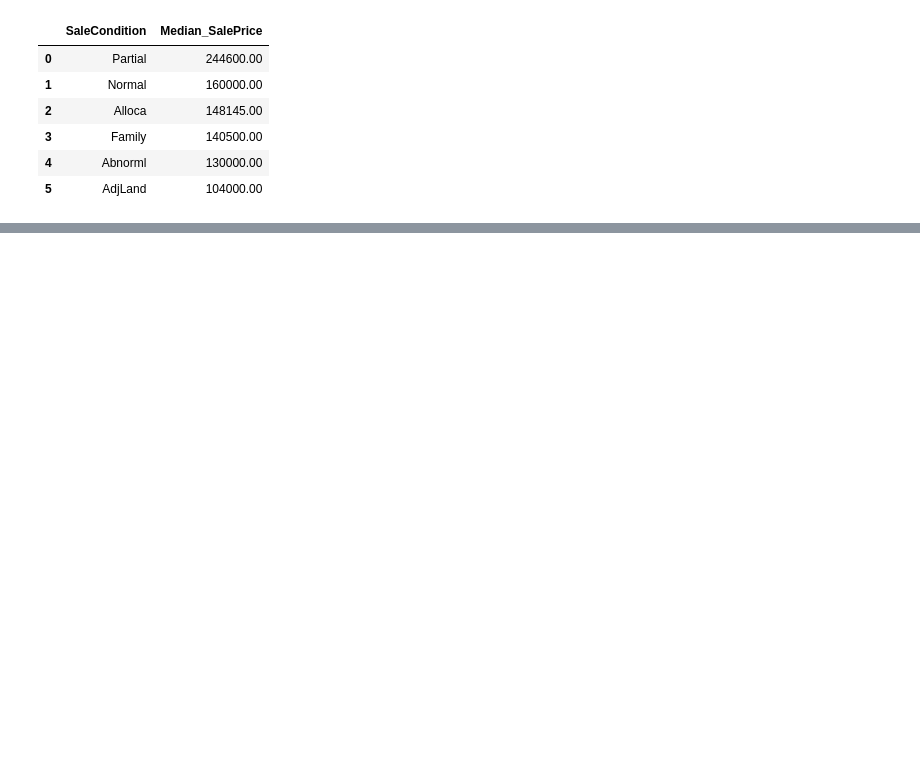
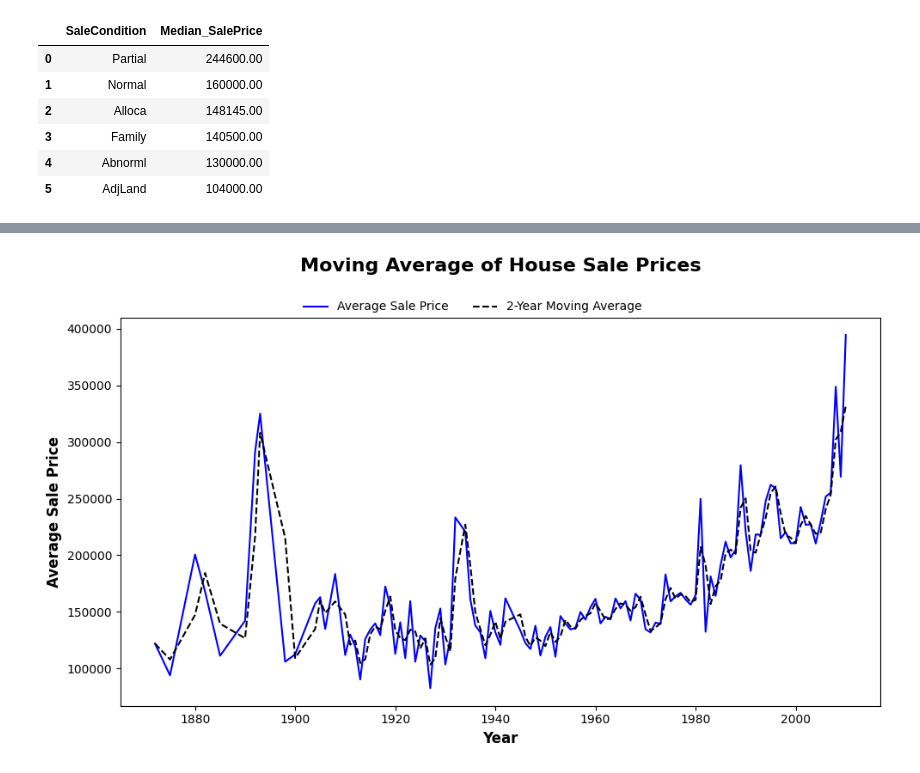
Before and after one commit to annugit1655/Real-Estate-Price-Prediction, a Jupyter notebook: Real-Estate-Price-Prediction/notebooks/EDA-house-part-1.ipynb, the cells around one changed output, grey strips where cells are left out. Drawn from its saved outputs; the diff is of its cells as text; code cells hidden in the pictures; blank space fills up the shorter version.

Commit message:
'moving_avg'

```diff
--- a/Real-Estate-Price-Prediction/notebooks/EDA-house-part-1.ipynb
+++ b/Real-Estate-Price-Prediction/notebooks/EDA-house-part-1.ipynb
@@ -610,0 +705,31 @@ median_saleprice
+# %%
+# Calculate average sale price per year
+average_sale_price = (
+    new_df
+    .groupby("YearBuilt")["SalePrice"]
+    .mean()
+    .reset_index(name="Avg_Sale_Price")
+)
+
+# Compute moving average (window = 2, align left)
+average_sale_price["Moving_Avg"] = (
+    average_sale_price["Avg_Sale_Price"]
+    .rolling(window=2, min_periods=1)
+    .mean()
+)
+
+# Plot
+plt.figure(figsize=(10,6))
+plt.plot(average_sale_price["YearBuilt"], average_sale_price["Avg_Sale_Price"],
+         color="blue", label="Average Sale Price")
+plt.plot(average_sale_price["YearBuilt"], average_sale_price["Moving_Avg"],
+         color="k", linestyle="--", label="2-Year Moving Average")
+
+plt.title("Moving Average of House Sale Prices", y=1.10, fontsize=16, fontweight='bold')
+plt.xlabel("Year", fontsize=12, fontweight='bold')
+plt.ylabel("Average Sale Price", fontsize=12, fontweight='bold')
+plt.legend(bbox_to_anchor=(0.7, 1.07), loc='upper right', ncols=2, frameon=False)
+plt.tight_layout()
+plt.show()
+# %% [output]
+[figure, added]
```
Also changed, not shown: parts of 10 cells of this notebook.
